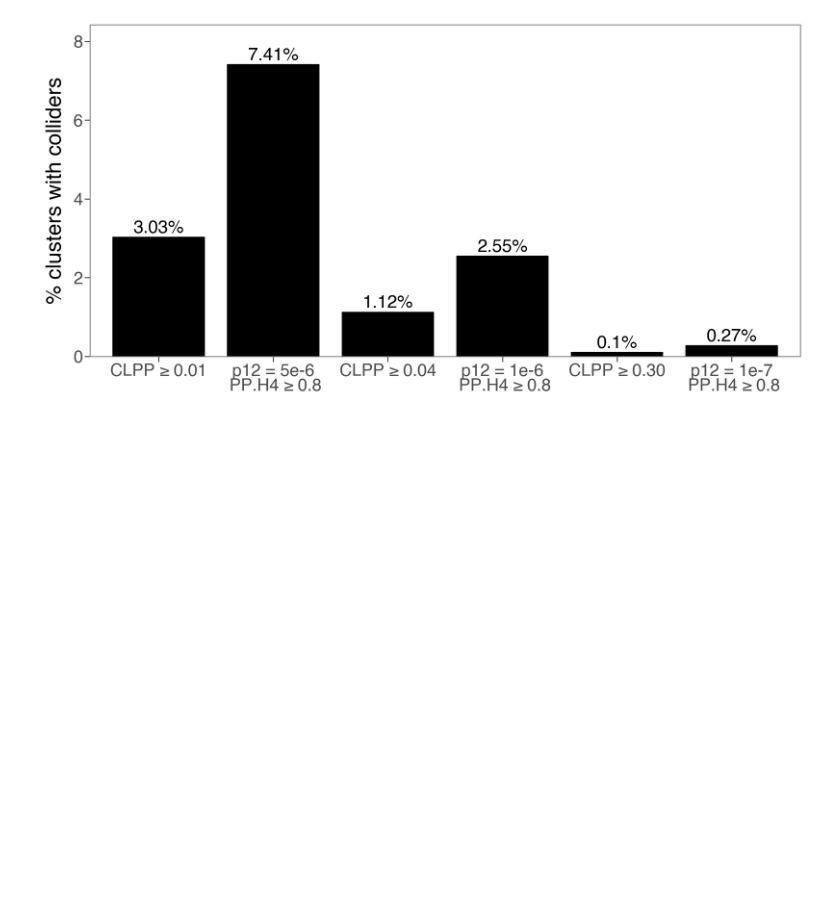
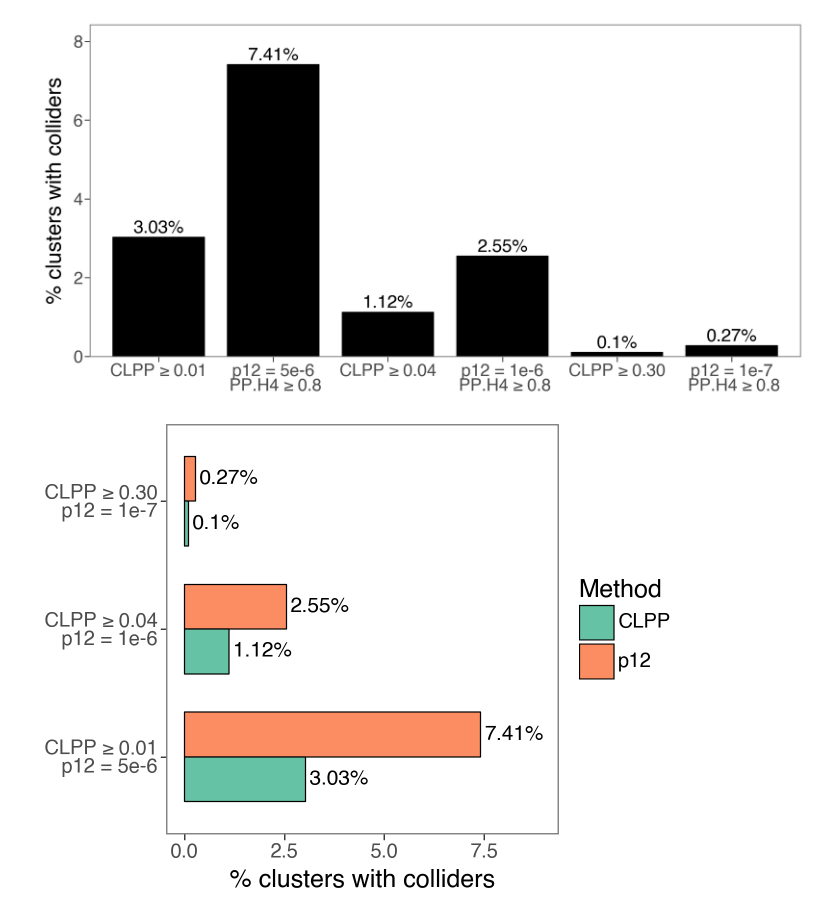
Before and after one commit to AlasooLab/gpu-coloc-manuscript, a Jupyter notebook: code/Figure3BandS2.ipynb, the cells around one changed output. Drawn from its saved outputs; the diff is of its cells as text; code cells hidden in the pictures; blank space fills up the shorter version.

```diff
--- a/code/Figure3BandS2.ipynb
+++ b/code/Figure3BandS2.ipynb
@@ -146,3 +146,48 @@ bar_df['label'] = (bar_df['dup_pct']).round(2).astype(str) + '%'
 )
 # %% [output]
 [figure]
+# %%
+from plotnine import *
+import pandas as pd
+
+key_thr      = [0.01, 0.04, 0.30]
+prior_map    = {0.01: '5e-6', 0.04: '1e-6', 0.30: '1e-7'}
+
+thr_dup_pct      = {0.01: 3.03, 0.04: 1.12, 0.30: 0.1}        # CLPP %
+prior_dup_pct    = {'5e-6': 7.41, '1e-6': 2.55, '1e-7': 0.27}  # p12  %
+
+rows = []
+for t in key_thr:
+    rows.append({'Threshold': f'CLPP ≥ {t:.2f}\np12 = {prior_map[t]}',
+                 'Method': 'CLPP',
+                 'dup_pct': thr_dup_pct[t]})
+    rows.append({'Threshold': f'CLPP ≥ {t:.2f}\np12 = {prior_map[t]}',
+                 'Method': 'p12',
+                 'dup_pct': prior_dup_pct[prior_map[t]]})
+
+df = pd.DataFrame(rows)
+
+df['label'] = df['dup_pct'].round(2).astype(str) + '%'
+
+pad = 0.1
+
+df['dup_pct_labpos'] = df['dup_pct'] + pad
+
+(
+    ggplot(df, aes('Threshold', 'dup_pct', fill='Method'))
+    + geom_bar(stat='identity', width=.7, position='dodge', colour='black')
+    + geom_text(
+        aes(y='dup_pct_labpos', label='label'),
+        position=position_dodge(width=.7),
+        ha='left',
+        size=15
+    )
+    + coord_flip()
+    + expand_limits(y=df['dup_pct'].max() + 1.5)
+    + scale_fill_brewer(type='qual', palette='Set2')
+    + labs(x='', y='% clusters with colliders')
+    + theme_bw(base_size=18)
+    + theme(panel_grid=element_blank())
+)
+# %% [output]
+[figure, added]
```
Also changed, not shown: parts of 1 cell of this notebook, 4 other files.
